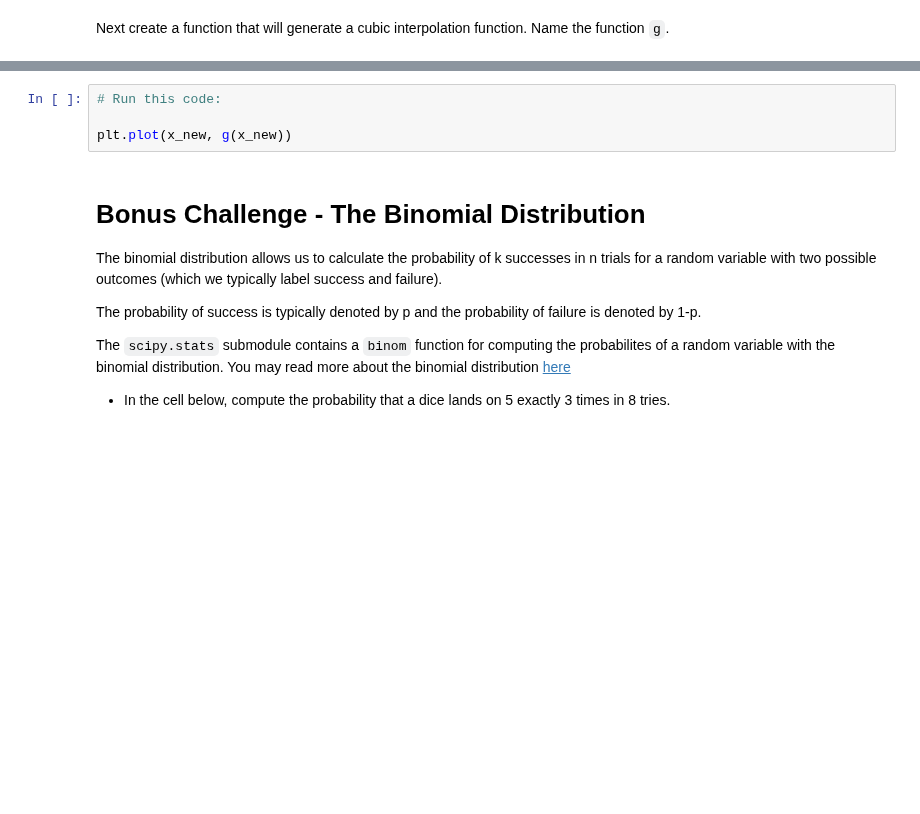
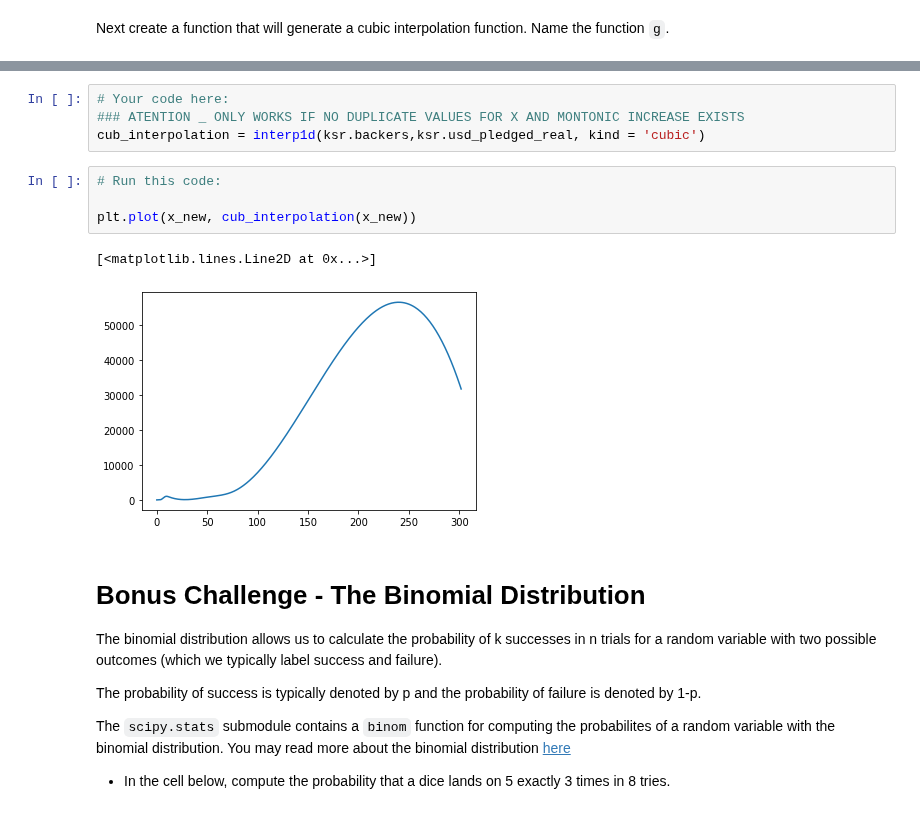
Before and after one commit to ta-data-lis/lab-intro-to-scipy, a Jupyter notebook: your-code/main.ipynb, the cells around one changed output, grey strips where cells are left out. Cells and saved outputs as stored; diff of their text form; blank space fills up the shorter version.

```diff
--- a/your-code/main.ipynb
+++ b/your-code/main.ipynb
@@ -83,7 +183,14 @@ Next create a function that will generate a cubic interpolation function. Name t
+# %%
+# Your code here:
+### ATENTION _ ONLY WORKS IF NO DUPLICATE VALUES FOR X AND MONTONIC INCREASE EXISTS
+cub_interpolation = interp1d(ksr.backers,ksr.usd_pledged_real, kind = 'cubic')
 # %%
 # Run this code:
 
-plt.plot(x_new, g(x_new))
+plt.plot(x_new, cub_interpolation(x_new))
+# %% [output]
+[<matplotlib.lines.Line2D at 0x...>]
+[figure, added]
 # %% [markdown]
 # Bonus Challenge - The Binomial Distribution
 
```
Also changed, not shown: parts of 22 cells of this notebook.
